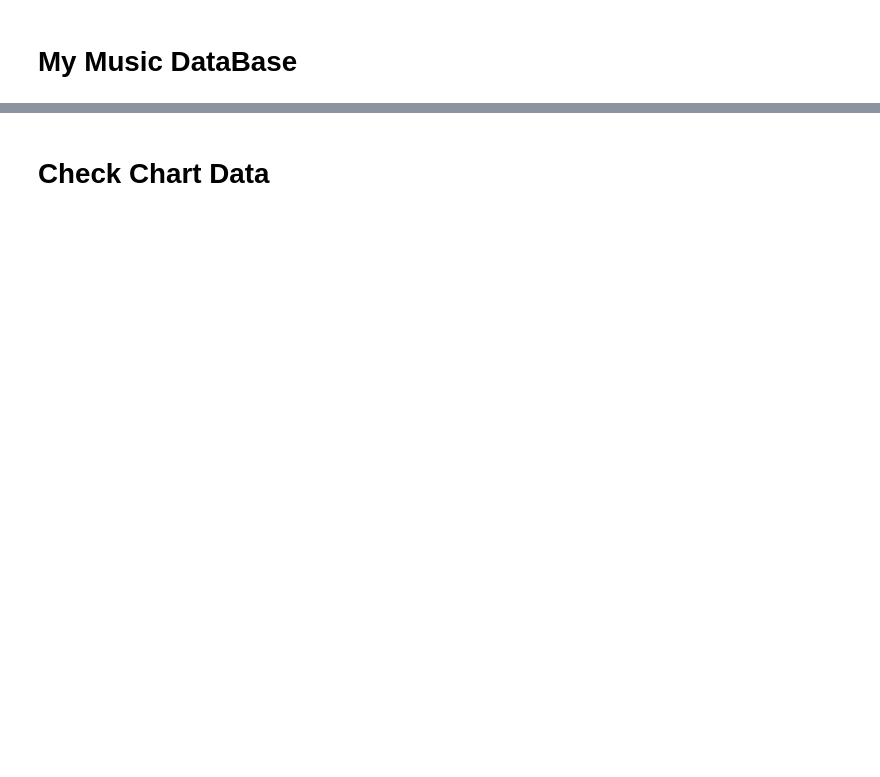
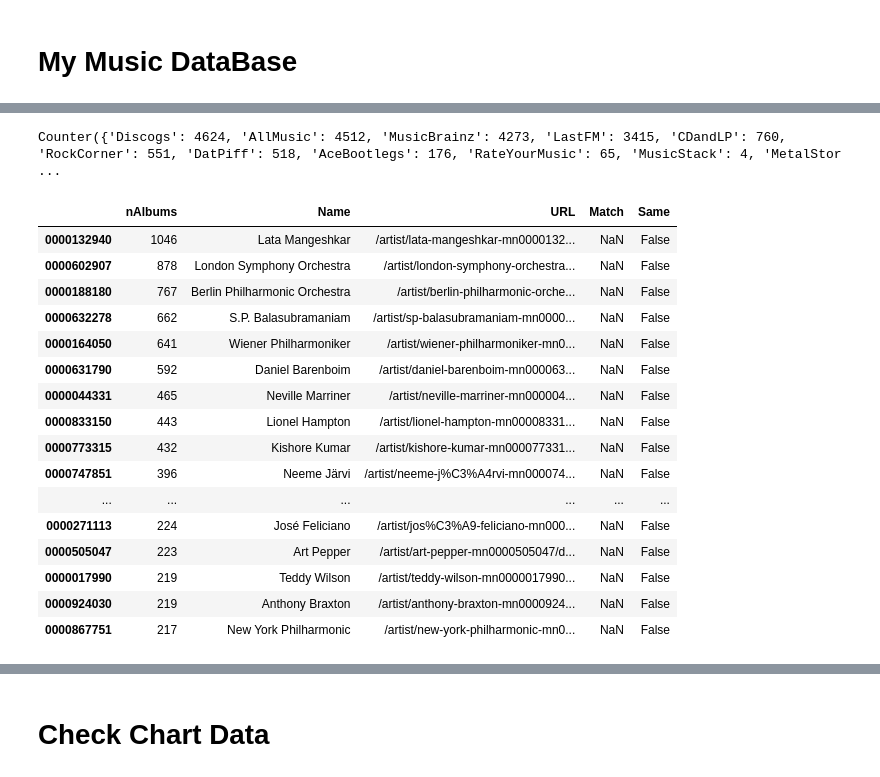
Before and after one commit to tgadf/music, a Jupyter notebook: Analysis.ipynb, the cells around one changed output, grey strips where cells are left out. Drawn from its saved outputs; the diff is of its cells as text; code cells hidden in the pictures; blank space fills up the shorter version.

```diff
--- a/Analysis.ipynb
+++ b/Analysis.ipynb
@@ -116,5 +123,0 @@ df
-# %%
-mdb.add("BTS", "Discogs", "2737")
-mdb.add("BTS", "AllMusic", "0000072485")
-mdb.add("BTS", "MusicBrainz", "5965337044468852201068707736535563278")
-mdb.save()
@@ -134,0 +126,5 @@ Saved data to /Users/tgadfort/opt/anaconda3/envs/py37/musicdb/myMusicMap.p
+# %%
+dbName = "AllMusic"
+#dbName = "MusicBrainz"
+dbName = "Discogs"
+#dbName = "LastFM"
@@ -134,0 +197,24 @@ Saved data to /Users/tgadfort/opt/anaconda3/envs/py37/musicdb/myMusicMap.p
+# %%
+matchedDF = getArtistsByMostAlbums("AllMusic")
+# %% [output]
+Counter({'Discogs': 4624, 'AllMusic': 4512, 'MusicBrainz': 4273, 'LastFM': 3415, 'CDandLP': 760, 'RockCorner': 551, 'DatPiff': 518, 'AceBootlegs': 176, 'RateYourMusic': 65, 'MusicStack': 4, 'MetalStor ...
+# %%
+matchedDF[matchedDF["Match"].isna()].head(76)
+# %% [output]
+|  | nAlbums | Name | URL | Match | Same |
+| 0000132940 | 1046 | Lata Mangeshkar | /artist/lata-mangeshkar-mn0000132... | NaN | False |
+| 0000602907 | 878 | London Symphony Orchestra | /artist/london-symphony-orchestra... | NaN | False |
+| 0000188180 | 767 | Berlin Philharmonic Orchestra | /artist/berlin-philharmonic-orche... | NaN | False |
+| 0000632278 | 662 | S.P. Balasubramaniam | /artist/sp-balasubramaniam-mn0000... | NaN | False |
+| 0000164050 | 641 | Wiener Philharmoniker | /artist/wiener-philharmoniker-mn0... | NaN | False |
+| 0000631790 | 592 | Daniel Barenboim | /artist/daniel-barenboim-mn000063... | NaN | False |
+| 0000044331 | 465 | Neville Marriner | /artist/neville-marriner-mn000004... | NaN | False |
+| 0000833150 | 443 | Lionel Hampton | /artist/lionel-hampton-mn00008331... | NaN | False |
+| 0000773315 | 432 | Kishore Kumar | /artist/kishore-kumar-mn000077331... | NaN | False |
+| 0000747851 | 396 | Neeme Järvi | /artist/neeme-j%C3%A4rvi-mn000074... | NaN | False |
+| ... | ... | ... | ... | ... | ... |
+| 0000271113 | 224 | José Feliciano | /artist/jos%C3%A9-feliciano-mn000... | NaN | False |
+| 0000505047 | 223 | Art Pepper | /artist/art-pepper-mn0000505047/d... | NaN | False |
+| 0000017990 | 219 | Teddy Wilson | /artist/teddy-wilson-mn0000017990... | NaN | False |
+| 0000924030 | 219 | Anthony Braxton | /artist/anthony-braxton-mn0000924... | NaN | False |
+| 0000867751 | 217 | New York Philharmonic | /artist/new-york-philharmonic-mn0... | NaN | False |
```
Also changed, not shown: parts of 23 cells of this notebook, 3 other files.
